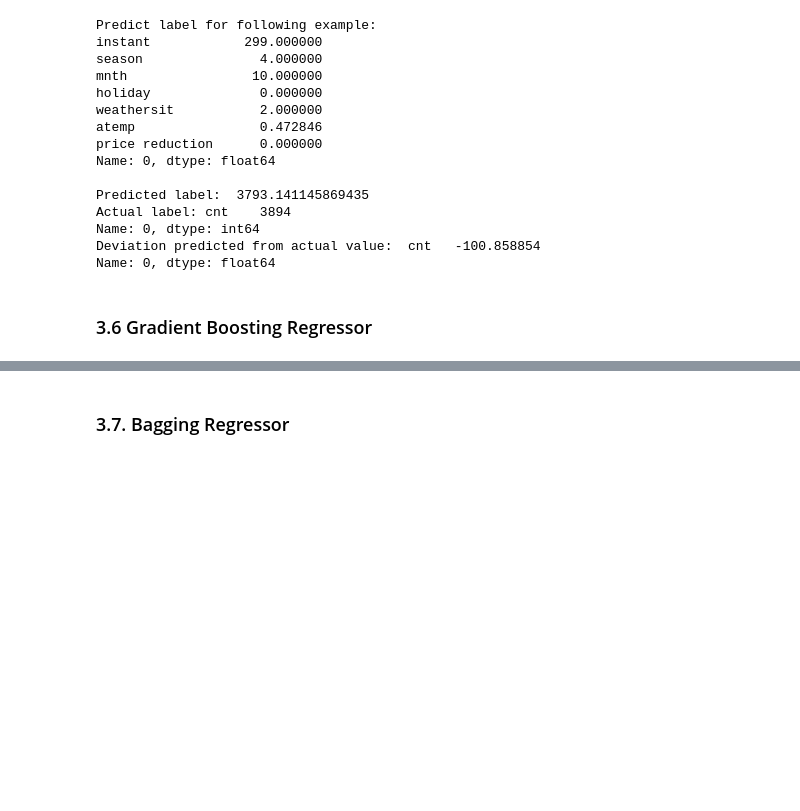
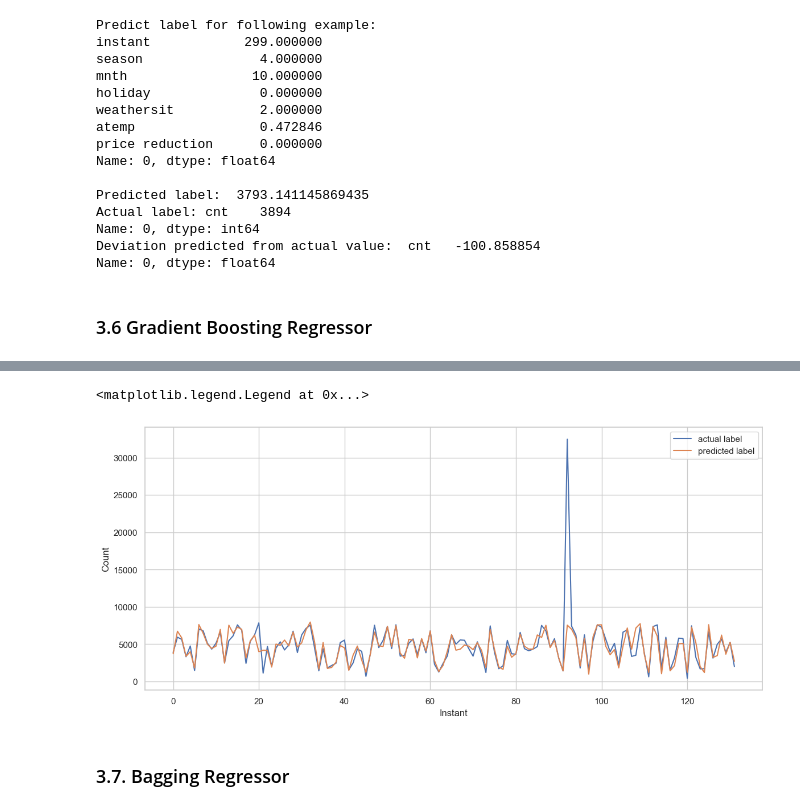
Before and after one commit to PatrykGadziomski/Bike-Rental-Prediction, a Jupyter notebook: Task 3/group2_task3_notepad.ipynb, the cells around one changed output, grey strips where cells are left out. Saved outputs shown, nothing was run; the diff lists cells and outputs as text; code cells hidden in the pictures; blank space fills up the shorter version.

```diff
--- a/Task 3/group2_task3_notepad.ipynb
+++ b/Task 3/group2_task3_notepad.ipynb
@@ -619,0 +626,11 @@ gbr.score(test_features, test_labels)
+# %%
+# Visualize the output
+plt.figure(figsize=(14,6))
+plt.plot(test_labels, label='actual label')
+plt.plot(gbr_prediction, label='predicted label')
+plt.xlabel('Instant')
+plt.ylabel('Count')
+plt.legend()
+# %% [output]
+<matplotlib.legend.Legend at 0x...>
+[figure, added]
```
Also changed, not shown: parts of 7 cells of this notebook, 1 other file.
